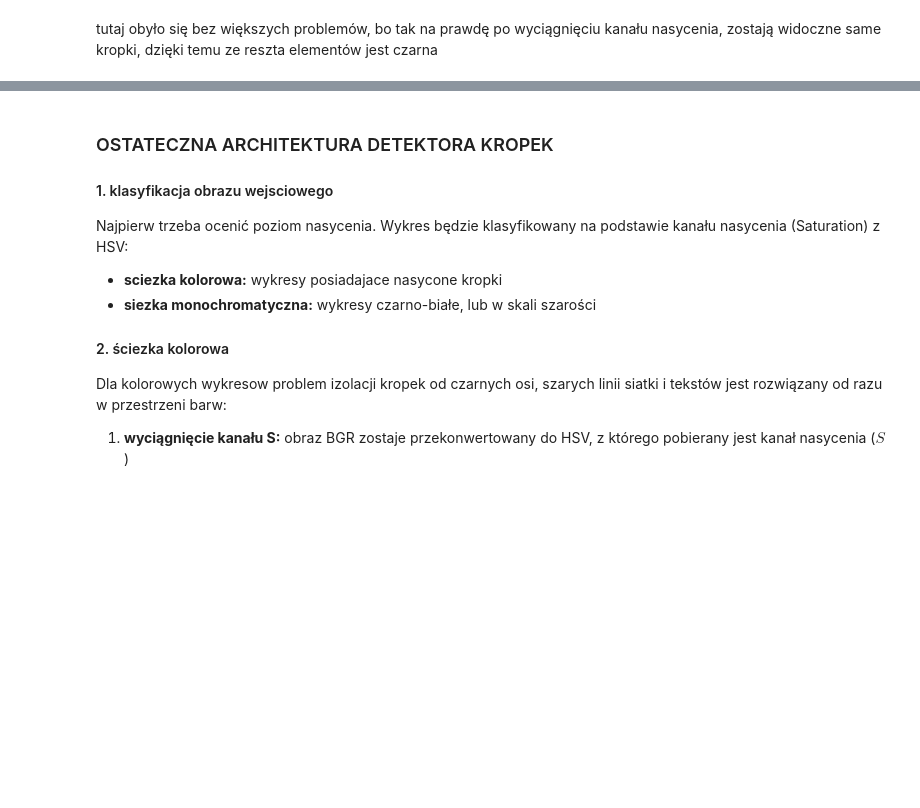
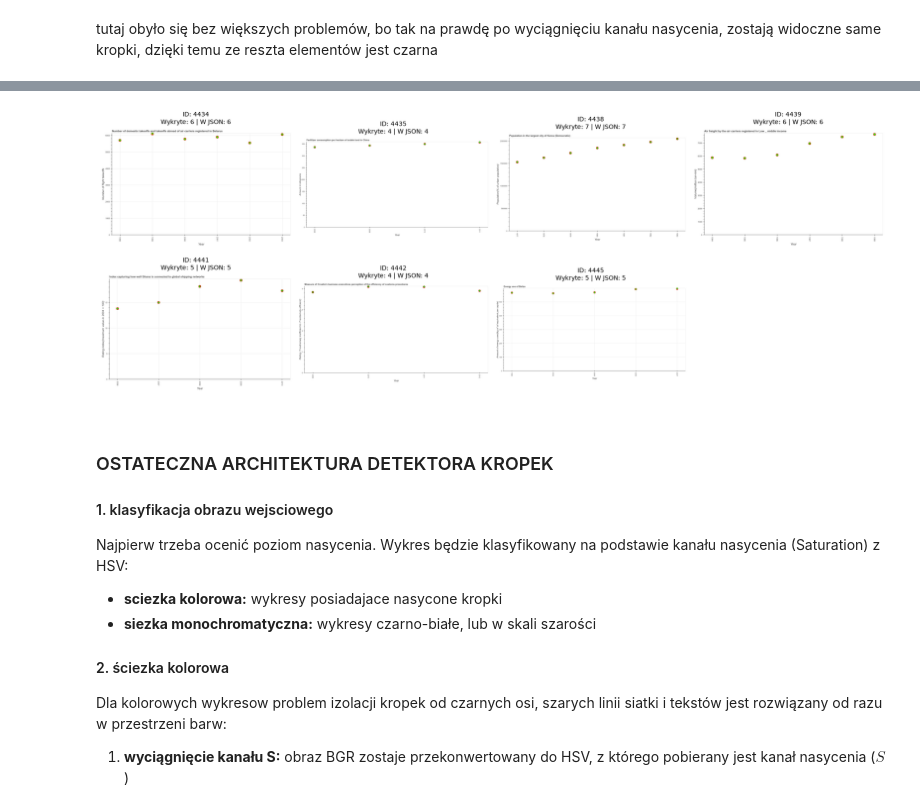
Before and after one commit to amelialiszka/plot-vision-digitizer, a Jupyter notebook: notebooks/01_detector_experiments.ipynb, the cells around one changed output, grey strips where cells are left out. Drawn from its saved outputs; the diff is of its cells as text; code cells hidden in the pictures; blank space fills up the shorter version.

```diff
--- a/notebooks/01_detector_experiments.ipynb
+++ b/notebooks/01_detector_experiments.ipynb
@@ -484,3 +585,90 @@ tutaj obyło się bez większych problemów, bo tak na prawdę po wyciągnięciu
+# %%
+meta_path2 = os.path.join("..", "data", "sample_annotations.json")
+with open(meta_path2, 'r', encoding='utf-8') as f:
+    full_data = json.load(f)
+
+dev_ids = full_data['dev_ids']
+
+annot_dict = {str(sample["image_index"]): sample for sample in full_data["samples"]}
+
+images_dir = os.path.join("..", "data", "sample_images")
+dev_images = {
+    idx: cv2.imread(os.path.join(images_dir, f"{idx}.png")) for idx in dev_ids
+}
+# %%
+color_ids = [
+    dev_id for dev_id in dev_ids if not is_monochrome(dev_images[dev_id])
+]
+
+rows, cols = 2, 4
+fig, axes = plt.subplots(rows, cols, figsize=(18, 7))
+axes = axes.flatten()
+
+for i, dev_id in enumerate(color_ids[:rows * cols]):
+    ax = axes[i]
+    img = dev_images[dev_id].copy()
+
+    hsv = cv2.cvtColor(img, cv2.COLOR_BGR2HSV)
+    sat = hsv[:, :, 1]
+
+    _, thresh_sat = cv2.threshold(sat, 40, 255, cv2.THRESH_BINARY)
+
+    kernel = cv2.getStructuringElement(cv2.MORPH_ELLIPSE, (3, 3))
+    thresh_clean = cv2.morphologyEx(
+        thresh_sat, cv2.MORPH_OPEN, kernel, iterations=1
+    )
+
+    contours, _ = cv2.findContours(
+        thresh_clean, cv2.RETR_EXTERNAL, cv2.CHAIN_APPROX_SIMPLE
+    )
+    detected_centers = []
+
+    for c in contours:
+        area = cv2.contourArea(c)
+        perimeter = cv2.arcLength(c, True)
+
+        if perimeter == 0:
+            continue
+
+        circularity = (4 * np.pi * area) / (perimeter**2)
+
+        if 15 <= area <= 400 and circularity >= 0.40:
+            M = cv2.moments(c)
+            if M["m00"] != 0:
+                cx = int(M["m10"] / M["m00"])
+                cy = int(M["m01"] / M["m00"])
+                detected_centers.append((cx, cy))
+
+    gt_centers = []
+    sample_annot = annot_dict.get(str(dev_id))
+    if sample_annot and "models" in sample_annot:
+        for model in sample_annot["models"]:
+            if "bboxes" in model:
+                for bbox in model["bboxes"]:
+                    gt_cx = bbox["x"] + bbox["w"] / 2
+                    gt_cy = bbox["y"] + bbox["h"] / 2
+                    gt_centers.append((gt_cx, gt_cy))
+
+    for cx, cy in detected_centers:
+        cv2.circle(img, (cx, cy), 6, (0, 0, 255), 2)
+        cv2.circle(img, (cx, cy), 1, (0, 255, 0), -1)
+
+    for gx, gy in gt_centers:
+        cv2.drawMarker(img, (int(gx), int(gy)), (0, 255, 0), markerType=cv2.MARKER_CROSS, markerSize=12, thickness=2)
+
+    ax.imshow(cv2.cvtColor(img, cv2.COLOR_BGR2RGB))
+    ax.set_title(
+        f"ID: {dev_id}\nWykryte: {len(detected_centers)} | W JSON: {len(gt_centers)}", fontsize=10
+    )
+    ax.axis("off")
+
+for j in range(len(color_ids[:rows * cols]), len(axes)):
+    axes[j].axis("off")
+
+plt.tight_layout()
+plt.show()
+# %% [output]
+[figure, added]
 # %% [markdown]
 ### OSTATECZNA ARCHITEKTURA DETEKTORA KROPEK ###
 
```
Also changed, not shown: parts of 7 cells of this notebook, 2 other files.
